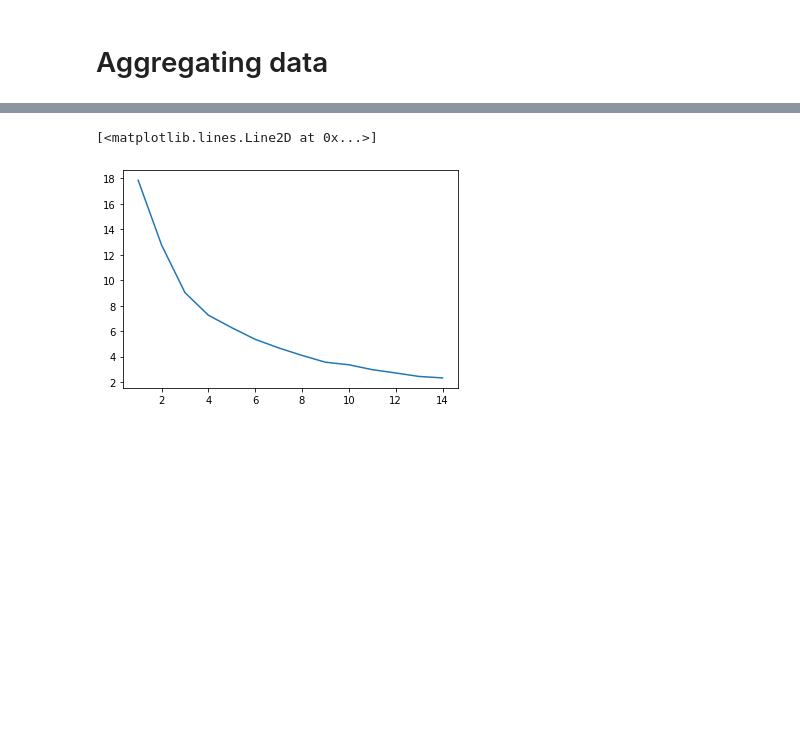
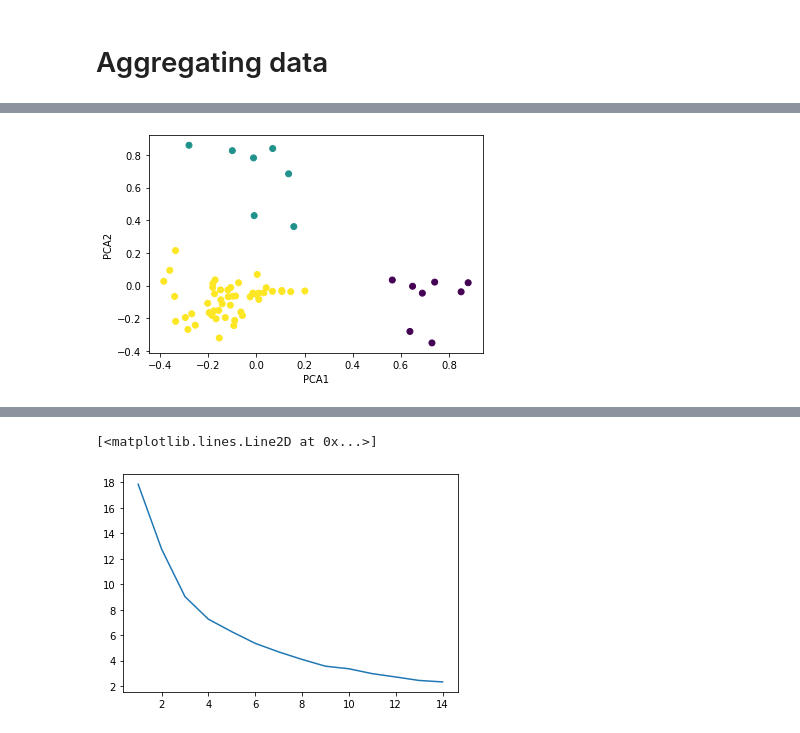
Before and after one commit to JZYoshi/AFDA, a Jupyter notebook: classification/Classification.ipynb, the cells around one changed output, grey strips where cells are left out. Saved outputs shown, nothing was run; the diff lists cells and outputs as text; code cells hidden in the pictures; blank space fills up the shorter version.

Commit message:
cluster functions in file

```diff
--- a/classification/Classification.ipynb
+++ b/classification/Classification.ipynb
@@ -129,0 +66,4 @@ print(groupes_cah)
+# %%
+pca_plot_clustering(df_airlines,groups_cah)
+# %% [output]
+[figure, added]
```
Also changed, not shown: parts of 27 cells of this notebook, 1 other file.
